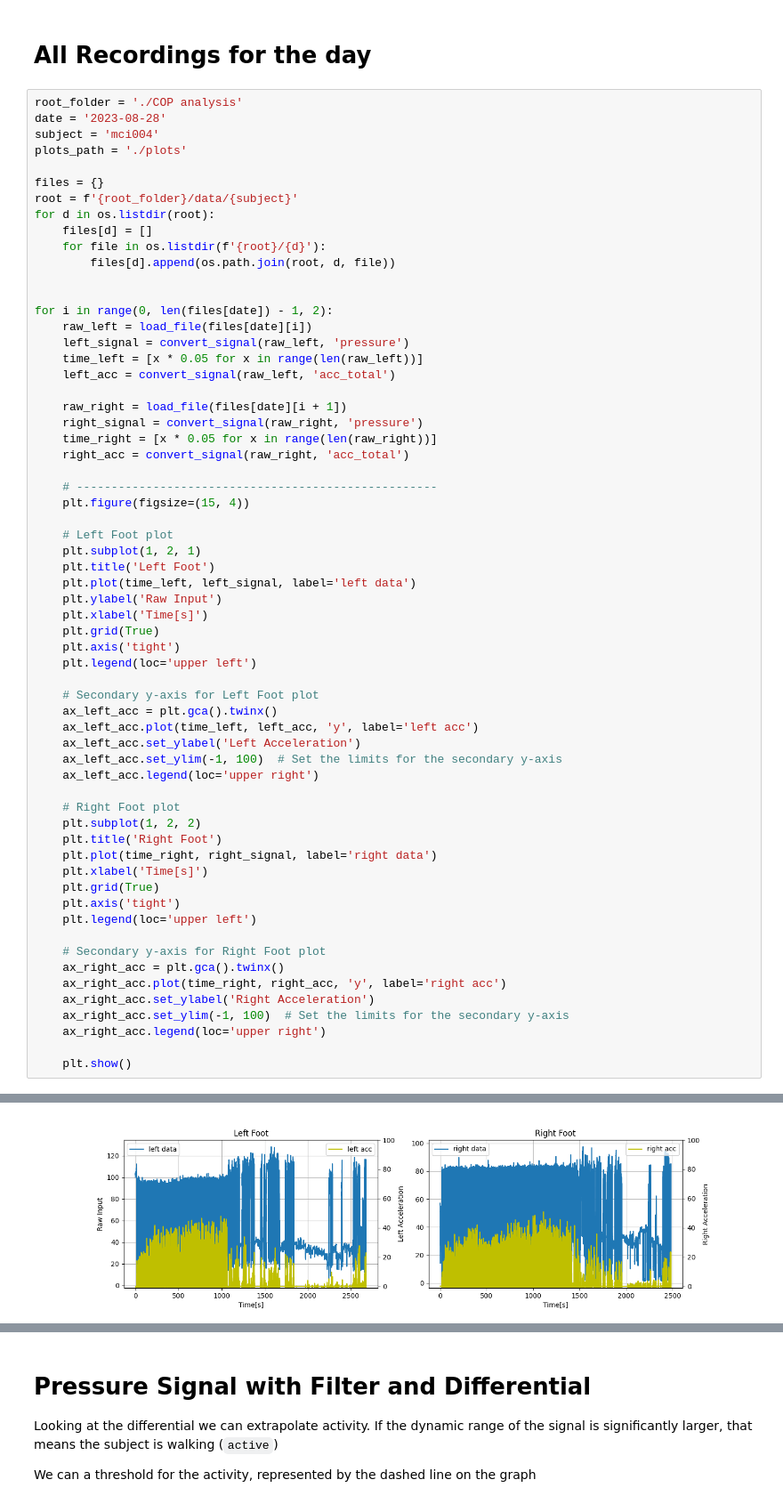
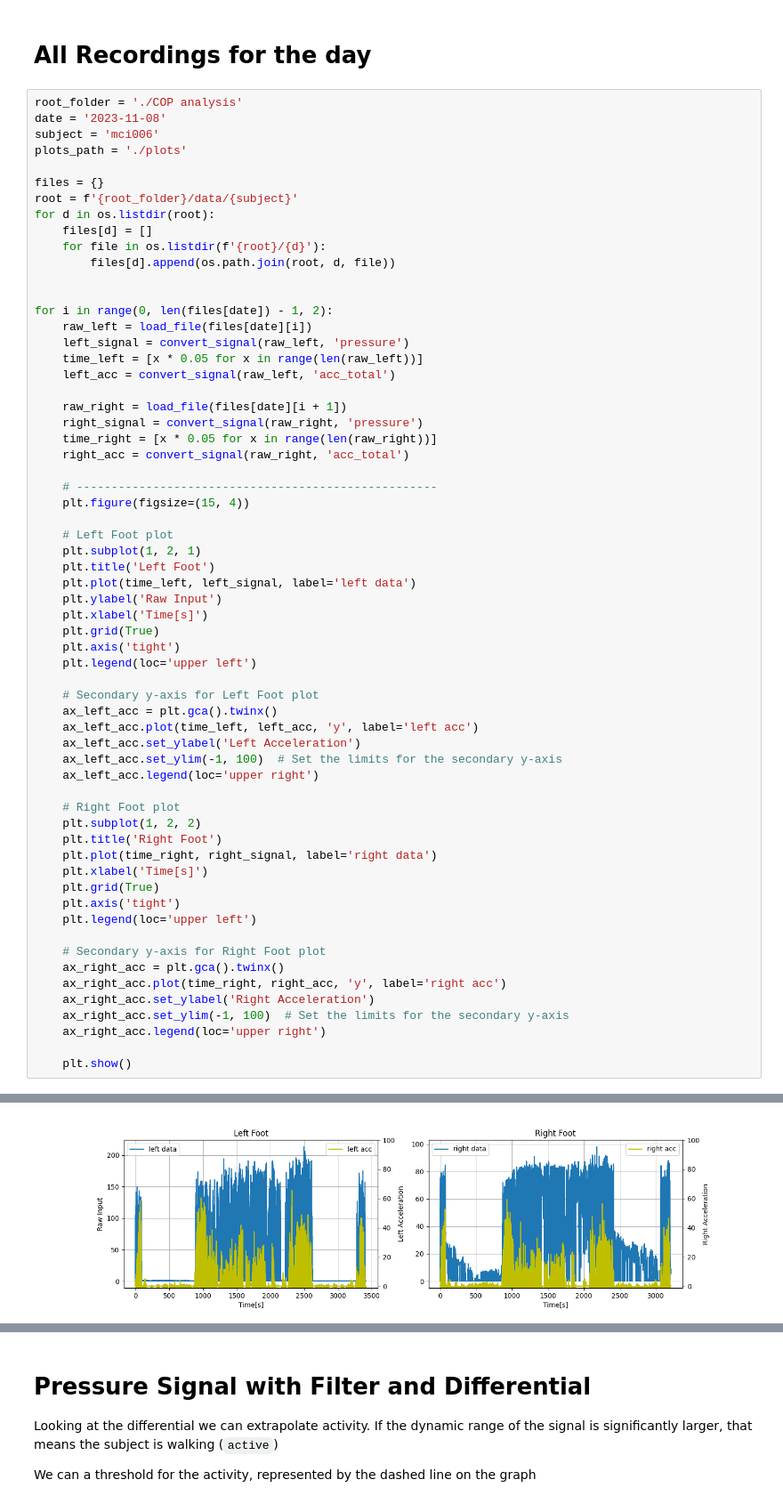
Before and after one commit to Sevastiyan/fs-projects, a Jupyter notebook: COP analysis/analysis_general.ipynb, the cells around one changed output, grey strips where cells are left out. Shown at 89% size. Cells and saved outputs as stored; diff of their text form.

```diff
--- a/COP analysis/analysis_general.ipynb
+++ b/COP analysis/analysis_general.ipynb
@@ -43,8 +43,8 @@ def generate_mask(signal, threshold=5):
 # All Recordings for the day
 # %%
 root_folder = './COP analysis'
-date = '2023-08-28'
-subject = 'mci004'
+date = '2023-11-08'
+subject = 'mci006'
 plots_path = './plots'
 
 files = {}
@@ -112,2 +112,2 @@ reading data file ./COP analysis/data/mci004\2023-08-28\S120_20230828_rawDataRig
 21 columns found
-[figure, old version]
+[figure, new version]
```
Also changed, not shown: parts of 13 cells of this notebook, 17 other files.
